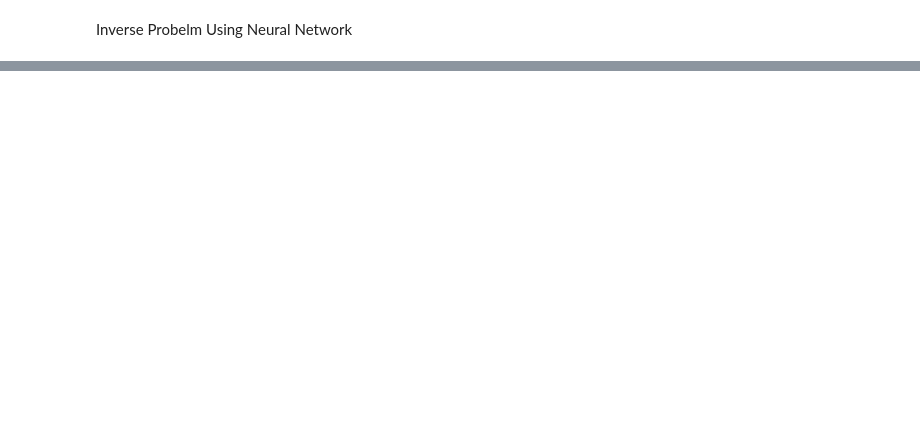
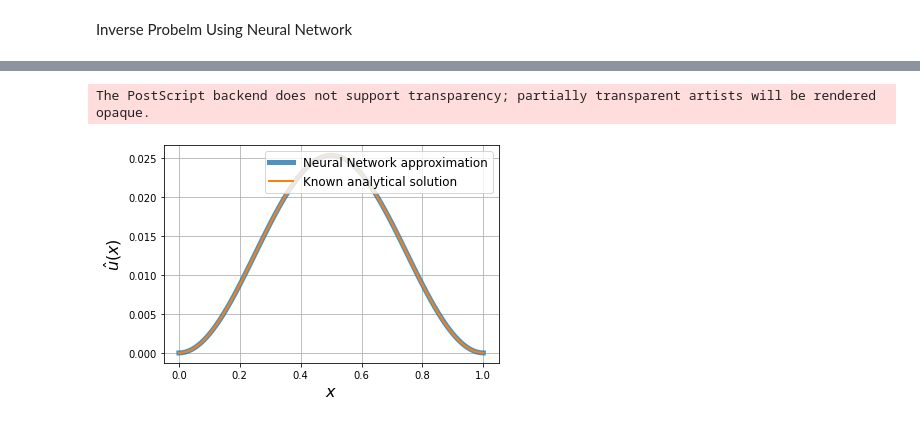
Before and after one commit to MrzLen/MSc_Thesis, a Jupyter notebook: neuralnetwork.ipynb, the cells around one changed output, grey strips where cells are left out. Cells and saved outputs as stored; diff of their text form; code cells hidden in the pictures; blank space fills up the shorter version.

```diff
--- a/neuralnetwork.ipynb
+++ b/neuralnetwork.ipynb
@@ -102,0 +142,9 @@ Inverse Probelm Using Neural Network
+# %%
+
+approxs1 = solver.predict(xs)
+plot_approximation_1d(xs, 0.5*approxs,
+                      solution_function=lambda x:(1/ (4* np.pi**2))*((np.sin(np.pi * x))**2))
+plt.savefig('inverse_neuralnetwork2.eps', format='eps')
+# %% [output]
+The PostScript backend does not support transparency; partially transparent artists will be rendered opaque.
+[figure, added]
```
Also changed, not shown: parts of 12 cells of this notebook, 10 other files.
